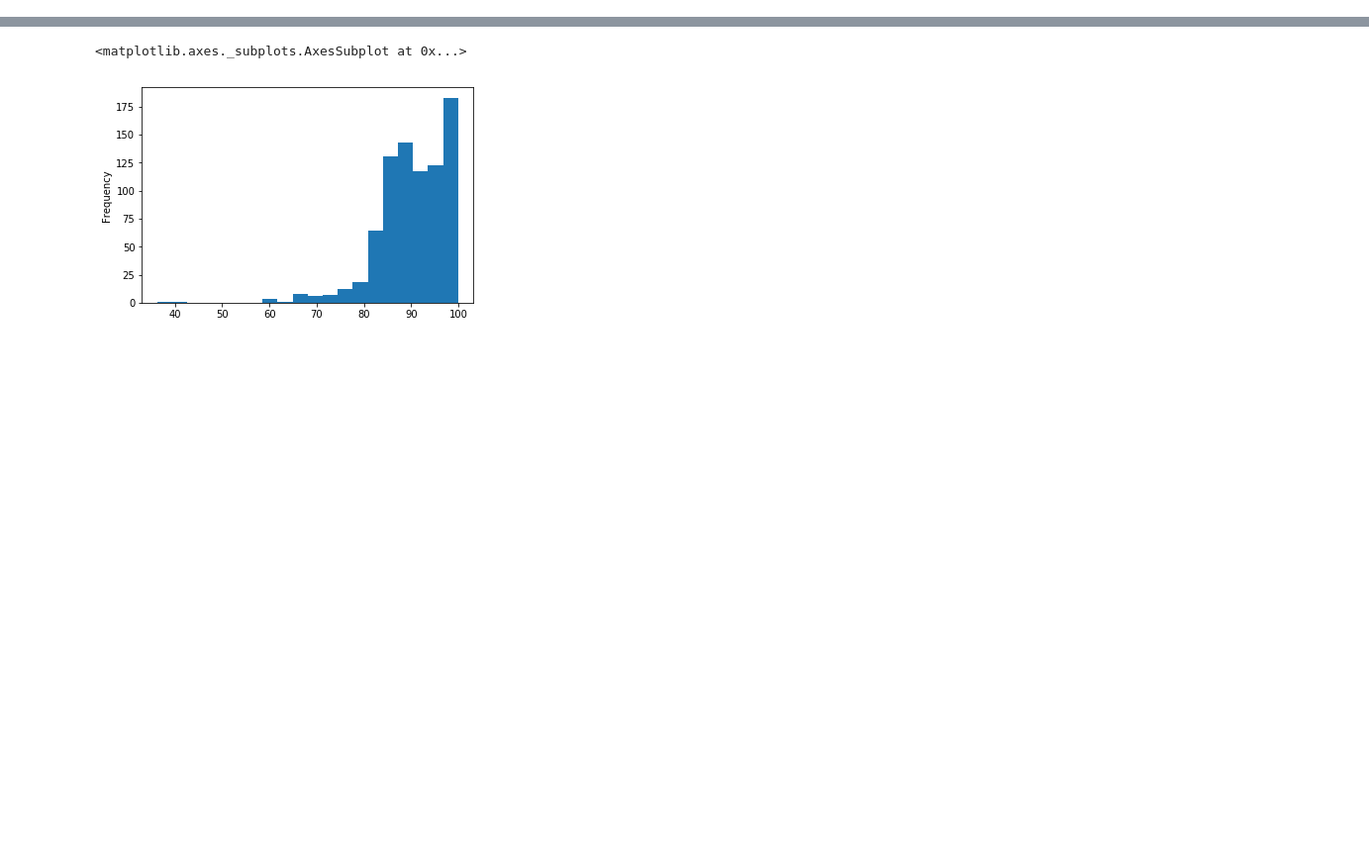
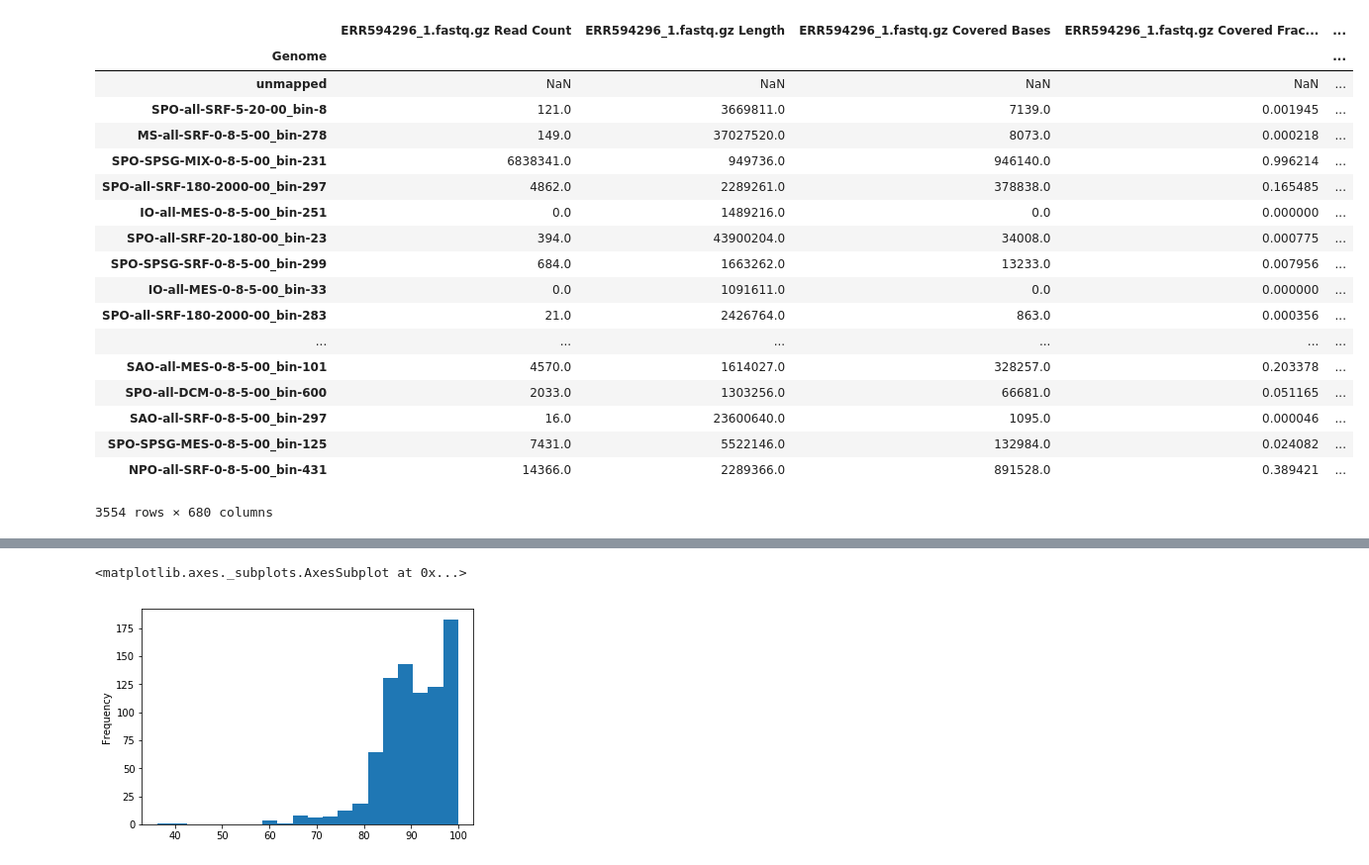
Before and after one commit to halexand/mag-abundance, a Jupyter notebook: Parse-Abundance.ipynb, the cells around one changed output, grey strips where cells are left out. Shown at 99% size. Drawn from its saved outputs; the diff is of its cells as text; code cells hidden in the pictures; blank space fills up the shorter version.

```diff
--- a/Parse-Abundance.ipynb
+++ b/Parse-Abundance.ipynb
@@ -5,8 +6,29 @@ import matplotlib as mpl
 # %%
 all_abund_df = {}
-for file in glob.glob("*tab"):
-    name=file.split('.')[0]
+for file in glob.glob("output/*tab"):
+    name=file.split('.')[0].split('/')[1]
     all_abund_df[name]=pd.read_csv(file, sep='\t', index_col='Genome')
 # %%
 merged_DF=pd.concat(all_abund_df.values(), axis=1)
+merged_DF
+# %% [output]
+|  | ERR594296_1.fastq.gz Read Count | ERR594296_1.fastq.gz Length | ERR594296_1.fastq.gz Covered Bases | ERR594296_1.fastq.gz Covered Frac... | ... |
+| Genome |  |  |  |  | ... |
+| unmapped | NaN | NaN | NaN | NaN | ... |
+| SPO-all-SRF-5-20-00_bin-8 | 121.0 | 3669811.0 | 7139.0 | 0.001945 | ... |
+| MS-all-SRF-0-8-5-00_bin-278 | 149.0 | 37027520.0 | 8073.0 | 0.000218 | ... |
+| SPO-SPSG-MIX-0-8-5-00_bin-231 | 6838341.0 | 949736.0 | 946140.0 | 0.996214 | ... |
+| SPO-all-SRF-180-2000-00_bin-297 | 4862.0 | 2289261.0 | 378838.0 | 0.165485 | ... |
+| IO-all-MES-0-8-5-00_bin-251 | 0.0 | 1489216.0 | 0.0 | 0.000000 | ... |
+| SPO-all-SRF-20-180-00_bin-23 | 394.0 | 43900204.0 | 34008.0 | 0.000775 | ... |
+| SPO-SPSG-SRF-0-8-5-00_bin-299 | 684.0 | 1663262.0 | 13233.0 | 0.007956 | ... |
+| IO-all-MES-0-8-5-00_bin-33 | 0.0 | 1091611.0 | 0.0 | 0.000000 | ... |
+| SPO-all-SRF-180-2000-00_bin-283 | 21.0 | 2426764.0 | 863.0 | 0.000356 | ... |
+| ... | ... | ... | ... | ... | ... |
+| SAO-all-MES-0-8-5-00_bin-101 | 4570.0 | 1614027.0 | 328257.0 | 0.203378 | ... |
+| SPO-all-DCM-0-8-5-00_bin-600 | 2033.0 | 1303256.0 | 66681.0 | 0.051165 | ... |
+| SAO-all-SRF-0-8-5-00_bin-297 | 16.0 | 23600640.0 | 1095.0 | 0.000046 | ... |
+| SPO-SPSG-MES-0-8-5-00_bin-125 | 7431.0 | 5522146.0 | 132984.0 | 0.024082 | ... |
+| NPO-all-SRF-0-8-5-00_bin-431 | 14366.0 | 2289366.0 | 891528.0 | 0.389421 | ... |
+3554 rows × 680 columns
 # %%
```
Also changed, not shown: parts of 3 cells of this notebook.
